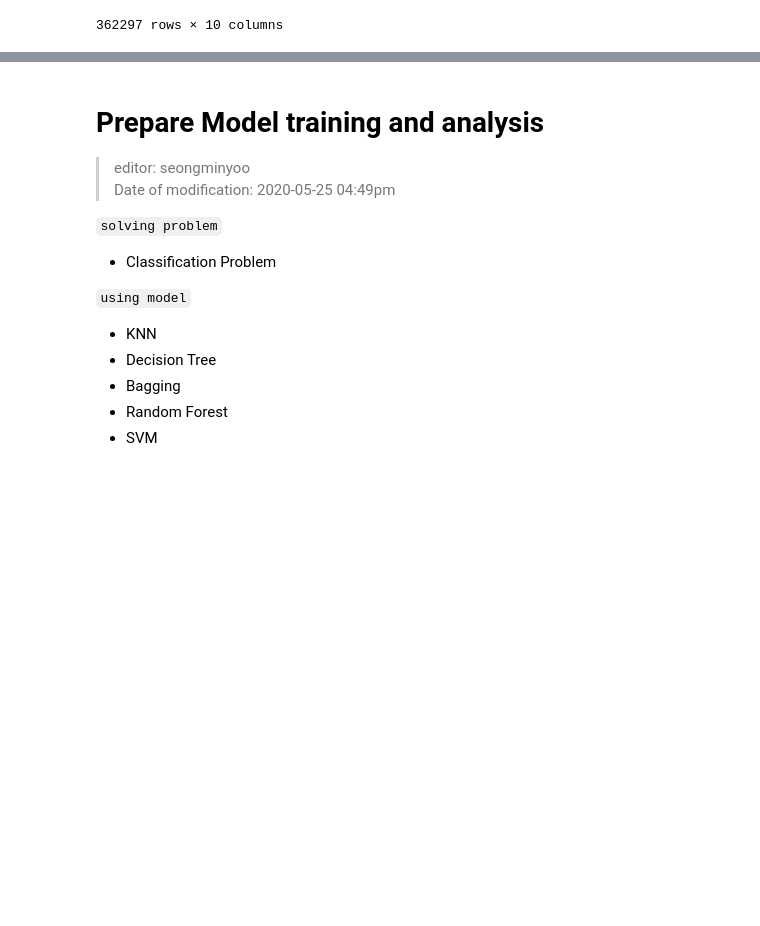
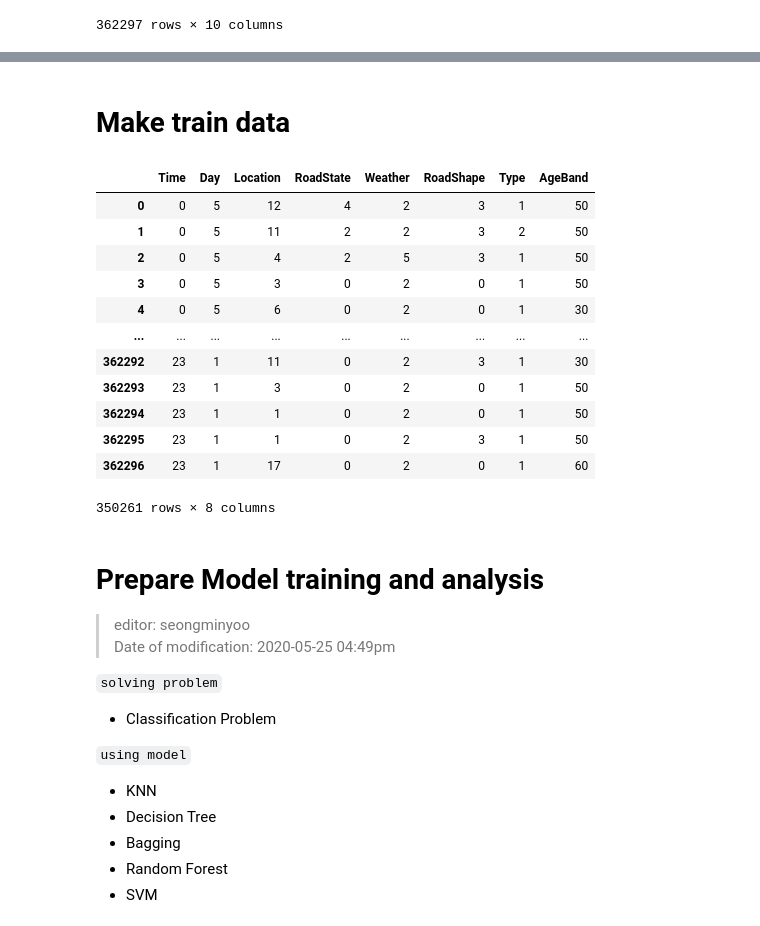
Before and after one commit to oohyun15/Prediction-of-Traffic-Accident-Risk, a Jupyter notebook: src/ModelAnalysis.ipynb, the cells around one changed output, grey strips where cells are left out. Drawn from its saved outputs; the diff is of its cells as text; code cells hidden in the pictures; blank space fills up the shorter version.

```diff
--- a/src/ModelAnalysis.ipynb
+++ b/src/ModelAnalysis.ipynb
@@ -44,3 +68,25 @@ sample
+# %% [markdown]
+# Make train data
+# %%
+# date, age 제외하기, target = 0,1,2,3으로 변경
+data1 = preprocessing.loc[ : , "Time" : "Type"]
+data2 = preprocessing.loc[:, "AgeBand"]
+data = pd.concat([data1,data2], axis = 1)
+data
+# %% [output]
+|  | Time | Day | Location | RoadState | Weather | RoadShape | Type | AgeBand |
+| 0 | 0 | 5 | 12 | 4 | 2 | 3 | 1 | 50 |
+| 1 | 0 | 5 | 11 | 2 | 2 | 3 | 2 | 50 |
+| 2 | 0 | 5 | 4 | 2 | 5 | 3 | 1 | 50 |
+| 3 | 0 | 5 | 3 | 0 | 2 | 0 | 1 | 50 |
+| 4 | 0 | 5 | 6 | 0 | 2 | 0 | 1 | 30 |
+| ... | ... | ... | ... | ... | ... | ... | ... | ... |
+| 362292 | 23 | 1 | 11 | 0 | 2 | 3 | 1 | 30 |
+| 362293 | 23 | 1 | 3 | 0 | 2 | 0 | 1 | 50 |
+| 362294 | 23 | 1 | 1 | 0 | 2 | 0 | 1 | 50 |
+| 362295 | 23 | 1 | 1 | 0 | 2 | 3 | 1 | 50 |
+| 362296 | 23 | 1 | 17 | 0 | 2 | 0 | 1 | 60 |
+350261 rows × 8 columns
 # %% [markdown]
 # Prepare Model training and analysis
 
```
Also changed, not shown: parts of 32 cells of this notebook, 2 other files.
